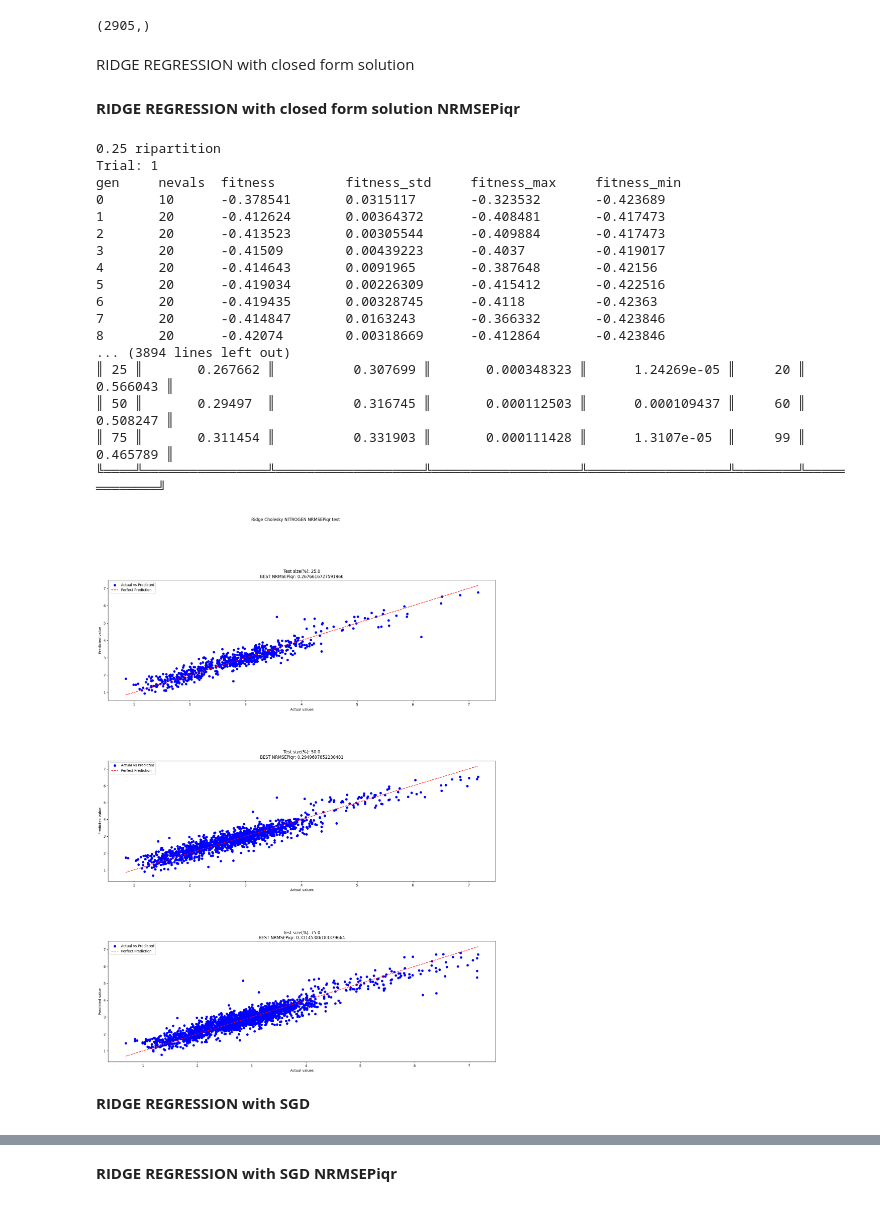
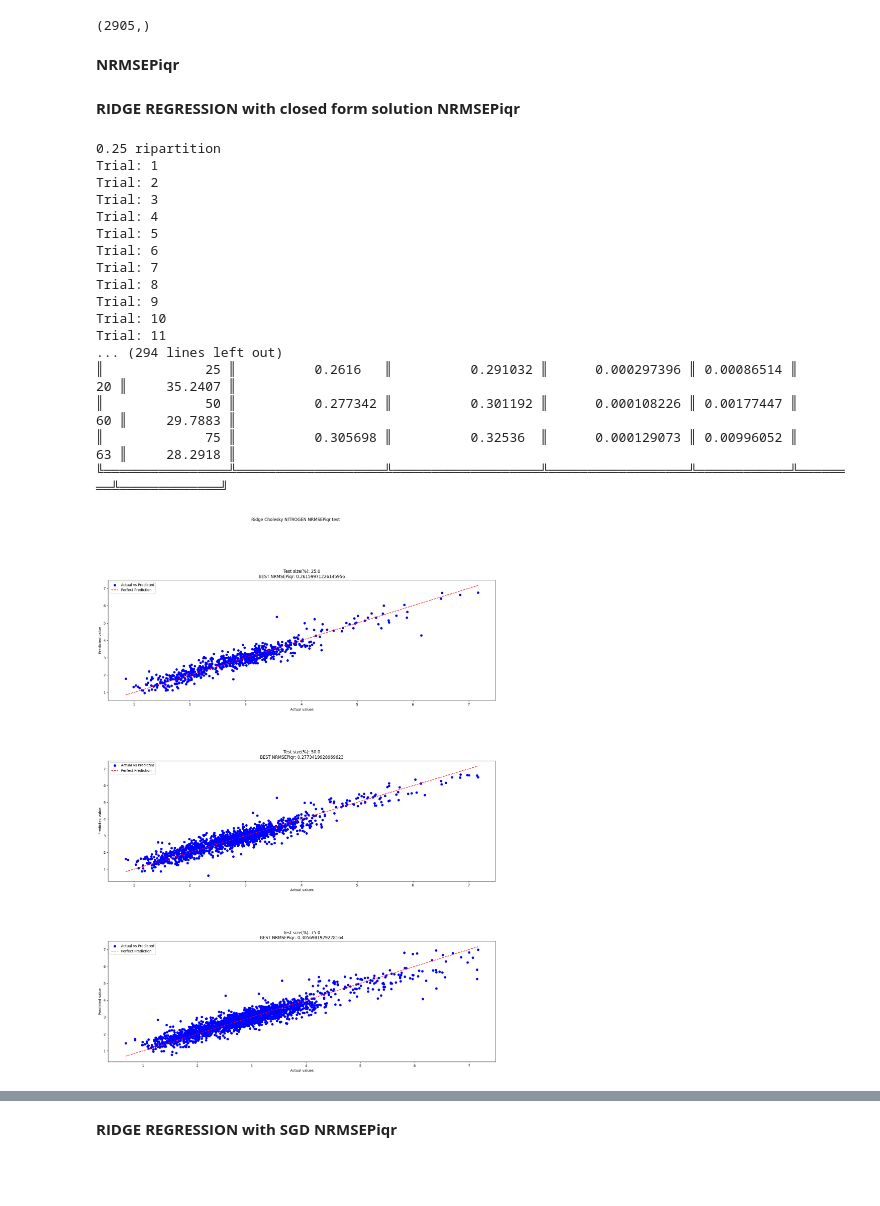
Before and after one commit to Lomby1902/Demetra, a Jupyter notebook: Ridge_Regression_demetra.ipynb, the cells around one changed output, grey strips where cells are left out. Saved outputs shown, nothing was run; the diff lists cells and outputs as text; code cells hidden in the pictures; blank space fills up the shorter version.

Commit message:
New Ridge, LASSO, Elastic NET

```diff
--- a/Ridge_Regression_demetra.ipynb
+++ b/Ridge_Regression_demetra.ipynb
@@ -23,6 +24,7 @@ INPUT DATA
 # %%
 X = (df.iloc[:,14:]).values
 print(X.shape)
+std_scaler = StandardScaler()
 # %% [output]
 (2905, 530)
 # %% [markdown]
@@ -32,5 +34,3 @@ Y = (df.iloc[:,7]).values
 print(Y.shape)
 # %% [output]
 (2905,)
-# %% [markdown]
-RIDGE REGRESSION with closed form solution
@@ -133,0 +37,2 @@ print(tabulate(results, headers,  tablefmt="double_outline"))
+# %% [markdown]
+**NRMSEPiqr**
@@ -134,22 +55,6 @@ print(tabulate(results, headers,  tablefmt="double_outline"))
 # %% [markdown]
 **RIDGE REGRESSION with closed form solution NRMSEPiqr**
 # %%
-
-
-def NRMSEPiqr(observed_values, predicted_values):
-    # Calculate RMSEP
-    rmsep = np.sqrt(np.mean((observed_values - predicted_values) ** 2))
-    # Calculate Q1 (25th percentile) and Q3 (75th percentile)
-    Q1 = np.percentile(observed_values, 25)
-    Q3 = np.percentile(observed_values, 75)
-
-    # Calculate IQR
-    IQR = Q3 - Q1
-
-    return rmsep/IQR
-
-NRMSEPiqrscorer = make_scorer(NRMSEPiqr,greater_is_better=False)
-
 
 
 
@@ -184,6 +89,8 @@ for ripartition in ripartisions:
             print("Trial:",i+1)
             #Ripartition in training and test and
             X_train, X_test, Y_train, Y_test = train_test_split(X, Y, test_size=ripartition, random_state=seeds[i])
+            X_train= std_scaler.fit_transform(X_train)
+            X_test= std_scaler.transform(X_test)
             param_grid = {'alpha': Continuous(1/100000,0.01)}
             ridge_reg_cl = Ridge(solver="cholesky")
 
@@ -192,17 +99,17 @@ for ripartition in ripartisions:
                                   scoring=NRMSEPiqrscorer,
                                   param_grid=param_grid,
                                   n_jobs=-1,
-                                  verbose=True,
+                                  verbose=False,
                                   population_size=10,
                                   generations=10,
                                   criteria = "min")
 
             start_time = time.time()
             evolved_estimator.fit(X_train, Y_train)
-            elapsed_time = (time.time() -start_time)/60 #elapsed time in minute
+            elapsed_time = (time.time() -start_time) #elapsed time in seconds
 
             # Make predictions using the testing set
-            Y_pred_ridge_cl =  evolved_estimator.predict(X_test)
+            Y_pred_ridge_cl =  evolved_estimator.best_estimator_.predict(X_test)
 
             #save NRMSEP of the first parameters
             NRMSEP.append(NRMSEPiqr(Y_test, Y_pred_ridge_cl))
@@ -213,49 +120,47 @@ for ripartition in ripartisions:
               best_data_1["Y_test"] = Y_test
               best_data_1["Y_pred"] = Y_pred_ridge_cl
               best_data_1["alpha"] =  float(evolved_estimator.best_params_["alpha"])
               best_data_1["seed"] = seeds[i]
               best_data_1["model"] = evolved_estimator.best_estimator_
               best_data_1["time"] = elapsed_time
 
 
         results.append([str(ripartition *100 ), str(best_NRMSEP),
                         (np.mean(NRMSEP)), str(np.var(NRMSEP)),
                         str(best_data_1["alpha"]),best_data_1["seed"],best_data_1["time"]])
 
         '''PLOT THE BEST MODELS'''
         axs[k].scatter(best_data_1["Y_test"], best_data_1["Y_pred"], c='blue', label='Actual vs Predicted')
         axs[k].plot([min(best_data_1["Y_test"]), max(best_data_1["Y_test"])],
                     [min(best_data_1["Y_test"]), max(best_data_1["Y_test"])], '--', c='red', label='Perfect Prediction')
         axs[k].legend()
         axs[k].set_xlabel("Actual values")
         axs[k].set_ylabel("Predicted value")
         axs[k].set_title( f"Test size(%): {ripartition * 100}" "\n" + "BEST NRMSEPiqr: " + results[k][1] )
         k += 1
 
 
 '''SHOW RESULTS'''
 
-headers = ["Test size(%)", "Best(NRMSEPiqr)", "Mean(NRMSEPiqr)", "Var(NRMSEPiqr)","Seed","Time(min)"]
+headers = ["Test size(%)", "Best(NRMSEPiqr)", "Mean(NRMSEPiqr)", "Var(NRMSEPiqr)","alpha","Seed","Time(sec)"]
 
 print(tabulate(results, headers,  tablefmt="double_outline"))
 # %% [output]
 0.25 ripartition
 Trial: 1
-gen     nevals  fitness         fitness_std     fitness_max     fitness_min
-0       10      -0.378541       0.0315117       -0.323532       -0.423689
-1       20      -0.412624       0.00364372      -0.408481       -0.417473
-2       20      -0.413523       0.00305544      -0.409884       -0.417473
-3       20      -0.41509        0.00439223      -0.4037         -0.419017
-4       20      -0.414643       0.0091965       -0.387648       -0.42156
-5       20      -0.419034       0.00226309      -0.415412       -0.422516
-6       20      -0.419435       0.00328745      -0.4118         -0.42363
-7       20      -0.414847       0.0163243       -0.366332       -0.423846
-8       20      -0.42074        0.00318669      -0.412864       -0.423846
-... (3894 lines left out)
-║ 25 ║       0.267662 ║          0.307699 ║       0.000348323 ║      1.24269e-05 ║     20 ║    0.566043 ║
-║ 50 ║       0.29497  ║          0.316745 ║       0.000112503 ║      0.000109437 ║     60 ║    0.508247 ║
-║ 75 ║       0.311454 ║          0.331903 ║       0.000111428 ║      1.3107e-05  ║     99 ║    0.465789 ║
-╚════╩════════════════╩═══════════════════╩═══════════════════╩══════════════════╩════════╩═════════════╝
+Trial: 2
+Trial: 3
+Trial: 4
+Trial: 5
+Trial: 6
+Trial: 7
+Trial: 8
+Trial: 9
+Trial: 10
+Trial: 11
+... (294 lines left out)
+║             25 ║          0.2616   ║          0.291032 ║      0.000297396 ║ 0.00086514 ║     20 ║     35.2407 ║
+║             50 ║          0.277342 ║          0.301192 ║      0.000108226 ║ 0.00177447 ║     60 ║     29.7883 ║
+║             75 ║          0.305698 ║          0.32536  ║      0.000129073 ║ 0.00996052 ║     63 ║     28.2918 ║
+╚════════════════╩═══════════════════╩═══════════════════╩══════════════════╩════════════╩════════╩═════════════╝
-[figure, old version]
+[figure, new version]
-# %% [markdown]
-**RIDGE REGRESSION with SGD**
```
Also changed, not shown: parts of 7 cells of this notebook, 2 other files.
